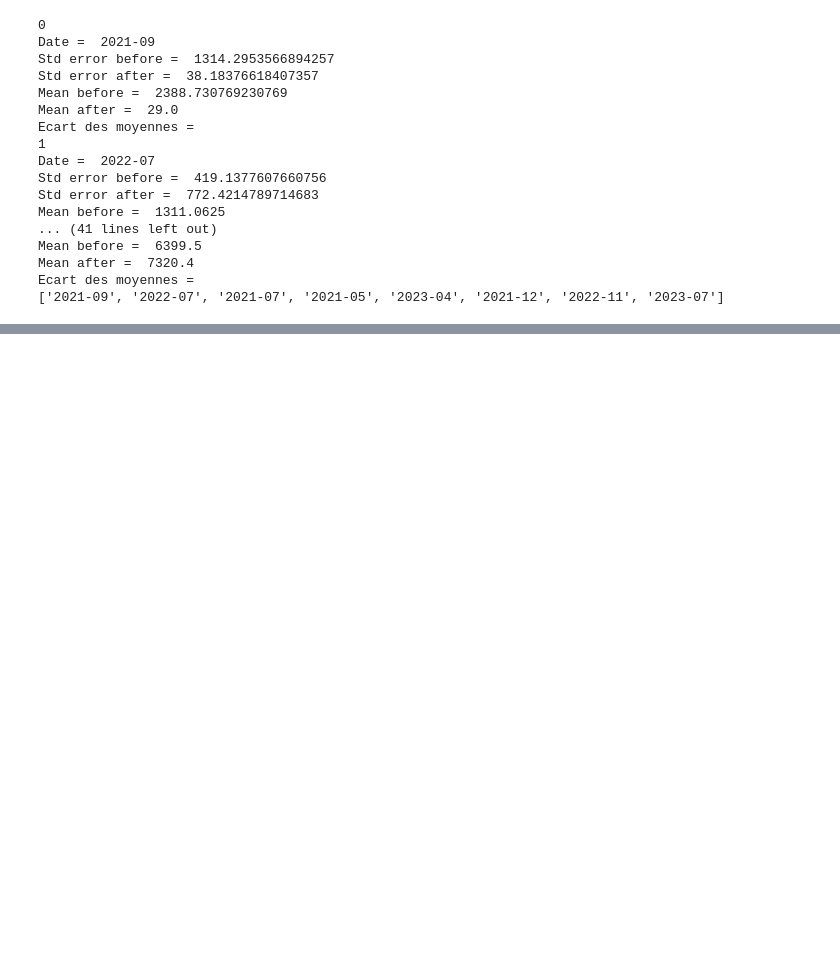
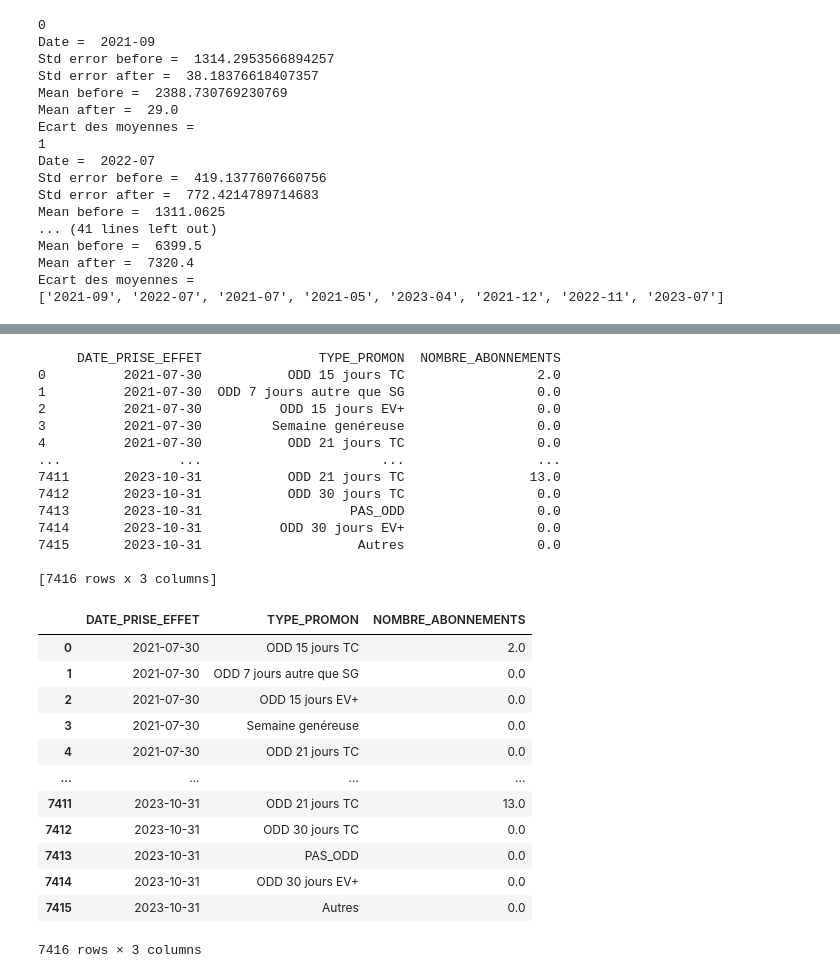
Before and after one commit to TurboClement/Statapp-CANAL, a Jupyter notebook: Data_operations/Clustering/clement.ipynb, the cells around one changed output, grey strips where cells are left out. Drawn from its saved outputs; the diff is of its cells as text; code cells hidden in the pictures; blank space fills up the shorter version.

```diff
--- a/Data_operations/Clustering/clement.ipynb
+++ b/Data_operations/Clustering/clement.ipynb
@@ -99,0 +163,59 @@ Ecart des moyennes =
+# %%
+def create_dataset_all_dates(df, cluster):
+
+    data = df.copy()
+    data = data.loc[data["Cluster_8"] == cluster]
+    """
+    data.rename(columns={'DATE_PRISE_EFFET' : 'NOUVEAU_NOM'}, inplace = True)
+    data.rename(columns={'DATE_ACTE_REEL' : 'DATE_PRISE_EFFET'}, inplace = True)
+    """
+    data['DATE_PRISE_EFFET'] = pd.to_datetime(data['DATE_PRISE_EFFET'])
+    result = data.groupby(['DATE_PRISE_EFFET', 'TYPE_PROMON'])['ID_ABONNE'].nunique().reset_index()
+    result.rename(columns={'ID_ABONNE' : 'NOMBRE_ABONNEMENTS'}, inplace = True)
+
+
+    # Création d'un DataFrame contenant toutes les dates et tous les types promon possibles
+    min_date = result['DATE_PRISE_EFFET'].min()
+    max_date = result['DATE_PRISE_EFFET'].max()
+    all_dates = pd.date_range(start=min_date, end=max_date, freq='D')
+    all_promotions = result['TYPE_PROMON'].unique()
+    all_possible_combinations = pd.MultiIndex.from_product([all_dates, all_promotions], names=['DATE_PRISE_EFFET', 'TYPE_PROMON'])
+    df_all_combinations = pd.DataFrame(index=all_possible_combinations).reset_index()
+
+    # Fusion avec votre DataFrame initial pour remplir les valeurs manquantes
+    merged_df = pd.merge(df_all_combinations, result, on=['DATE_PRISE_EFFET', 'TYPE_PROMON'], how='left')
+
+    # Remplacement des valeurs manquantes de NOMBRE_ABONNEMENTS par 0
+    merged_df['NOMBRE_ABONNEMENTS'] = merged_df['NOMBRE_ABONNEMENTS'].fillna(0)
+
+    return merged_df
+print(create_dataset_all_dates(dataset, 0))
+create_dataset_all_dates(dataset, 0)
+# %% [output]
+     DATE_PRISE_EFFET               TYPE_PROMON  NOMBRE_ABONNEMENTS
+0          2021-07-30           ODD 15 jours TC                 2.0
+1          2021-07-30  ODD 7 jours autre que SG                 0.0
+2          2021-07-30          ODD 15 jours EV+                 0.0
+3          2021-07-30         Semaine genéreuse                 0.0
+4          2021-07-30           ODD 21 jours TC                 0.0
+...               ...                       ...                 ...
+7411       2023-10-31           ODD 21 jours TC                13.0
+7412       2023-10-31           ODD 30 jours TC                 0.0
+7413       2023-10-31                   PAS_ODD                 0.0
+7414       2023-10-31          ODD 30 jours EV+                 0.0
+7415       2023-10-31                    Autres                 0.0
+
+[7416 rows x 3 columns]
+|  | DATE_PRISE_EFFET | TYPE_PROMON | NOMBRE_ABONNEMENTS |
+| 0 | 2021-07-30 | ODD 15 jours TC | 2.0 |
+| 1 | 2021-07-30 | ODD 7 jours autre que SG | 0.0 |
+| 2 | 2021-07-30 | ODD 15 jours EV+ | 0.0 |
+| 3 | 2021-07-30 | Semaine genéreuse | 0.0 |
+| 4 | 2021-07-30 | ODD 21 jours TC | 0.0 |
+| ... | ... | ... | ... |
+| 7411 | 2023-10-31 | ODD 21 jours TC | 13.0 |
+| 7412 | 2023-10-31 | ODD 30 jours TC | 0.0 |
+| 7413 | 2023-10-31 | PAS_ODD | 0.0 |
+| 7414 | 2023-10-31 | ODD 30 jours EV+ | 0.0 |
+| 7415 | 2023-10-31 | Autres | 0.0 |
+7416 rows × 3 columns
```
Also changed, not shown: parts of 8 cells of this notebook.
